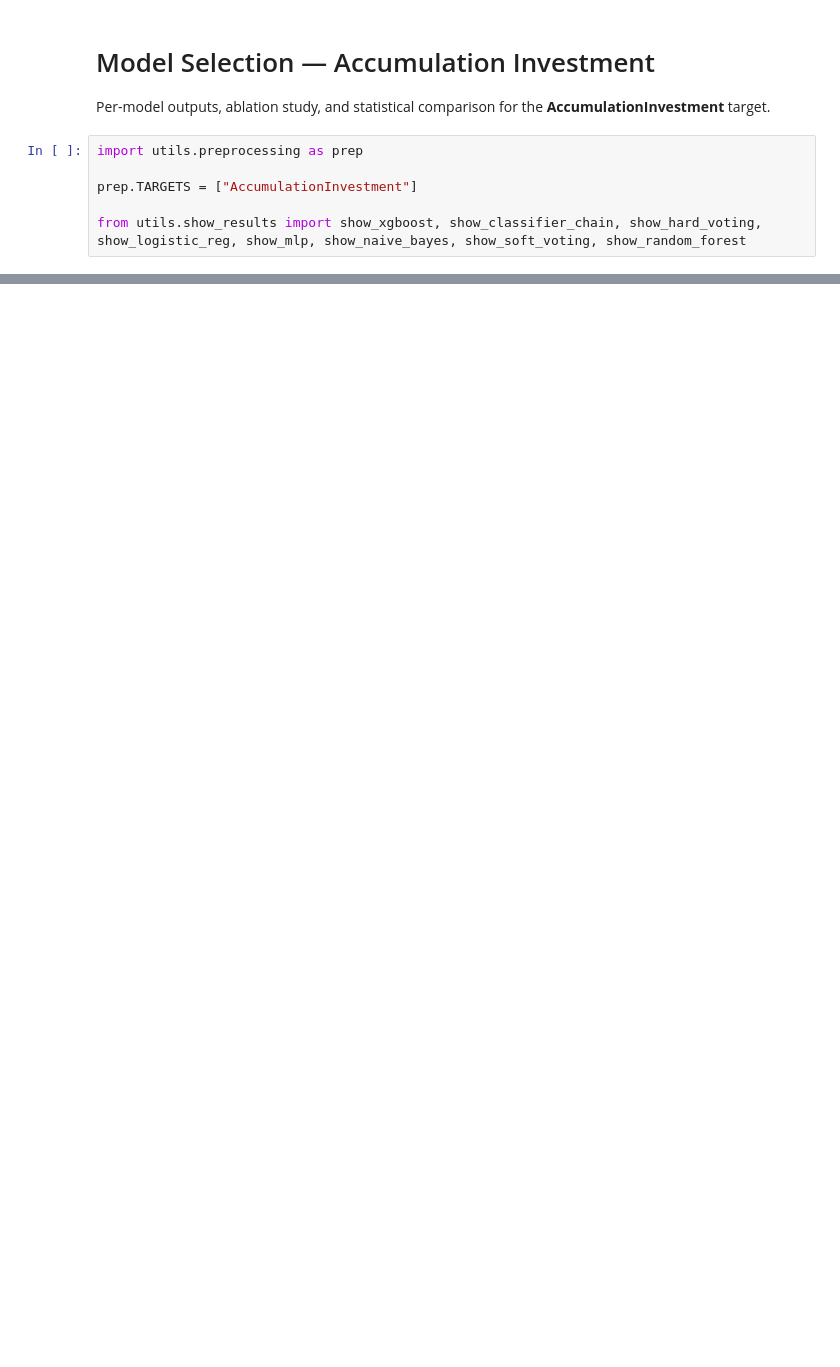
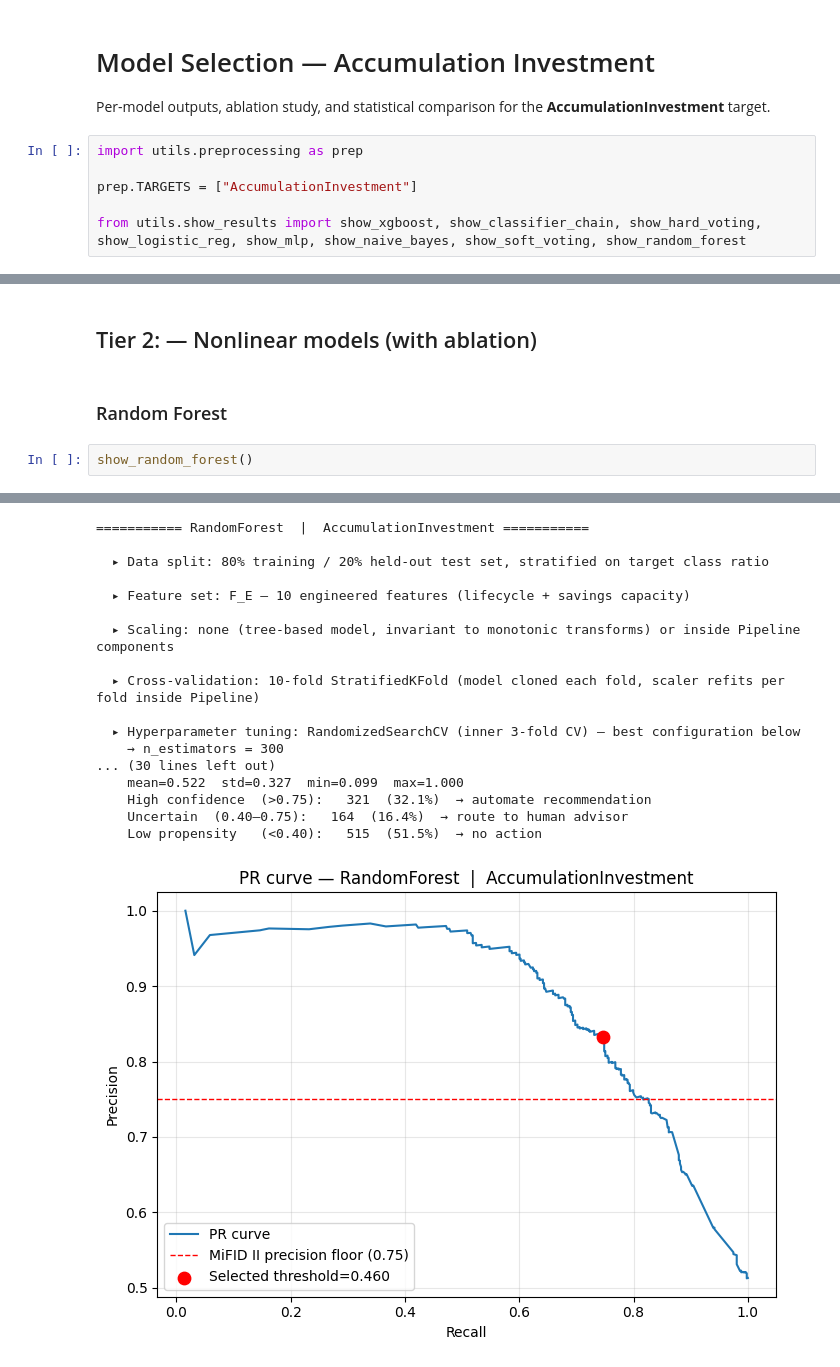
Before and after one commit to tommybaresi-creator/fintech-group-work, a Jupyter notebook: BusinessCase2/bestmodel_accumulation.ipynb, the cells around one changed output, grey strips where cells are left out. Drawn from its saved outputs; the diff is of its cells as text; blank space fills up the shorter version.

```diff
--- a/BusinessCase2/bestmodel_accumulation.ipynb
+++ b/BusinessCase2/bestmodel_accumulation.ipynb
@@ -10,0 +116,7 @@ from utils.show_results import show_xgboost, show_classifier_chain, show_hard_vo
+# %% [markdown]
+## Tier 2: — Nonlinear models (with ablation)
+# %% [markdown]
+### Random Forest
+# %%
+show_random_forest()
+# %% [output]
@@ -10,0 +132,18 @@ from utils.show_results import show_xgboost, show_classifier_chain, show_hard_vo
+=========== RandomForest  |  AccumulationInvestment ===========
+
+  ▸ Data split: 80% training / 20% held-out test set, stratified on target class ratio
+
+  ▸ Feature set: F_E — 10 engineered features (lifecycle + savings capacity)
+
+  ▸ Scaling: none (tree-based model, invariant to monotonic transforms) or inside Pipeline components
+
+  ▸ Cross-validation: 10-fold StratifiedKFold (model cloned each fold, scaler refits per fold inside Pipeline)
+
+  ▸ Hyperparameter tuning: RandomizedSearchCV (inner 3-fold CV) — best configuration below
+    → n_estimators = 300
+... (30 lines left out)
+    mean=0.522  std=0.327  min=0.099  max=1.000
+    High confidence  (>0.75):   321  (32.1%)  → automate recommendation
+    Uncertain  (0.40–0.75):   164  (16.4%)  → route to human advisor
+    Low propensity   (<0.40):   515  (51.5%)  → no action
+[figure, added]
```
Also changed, not shown: parts of 24 cells of this notebook, 43 other files.
